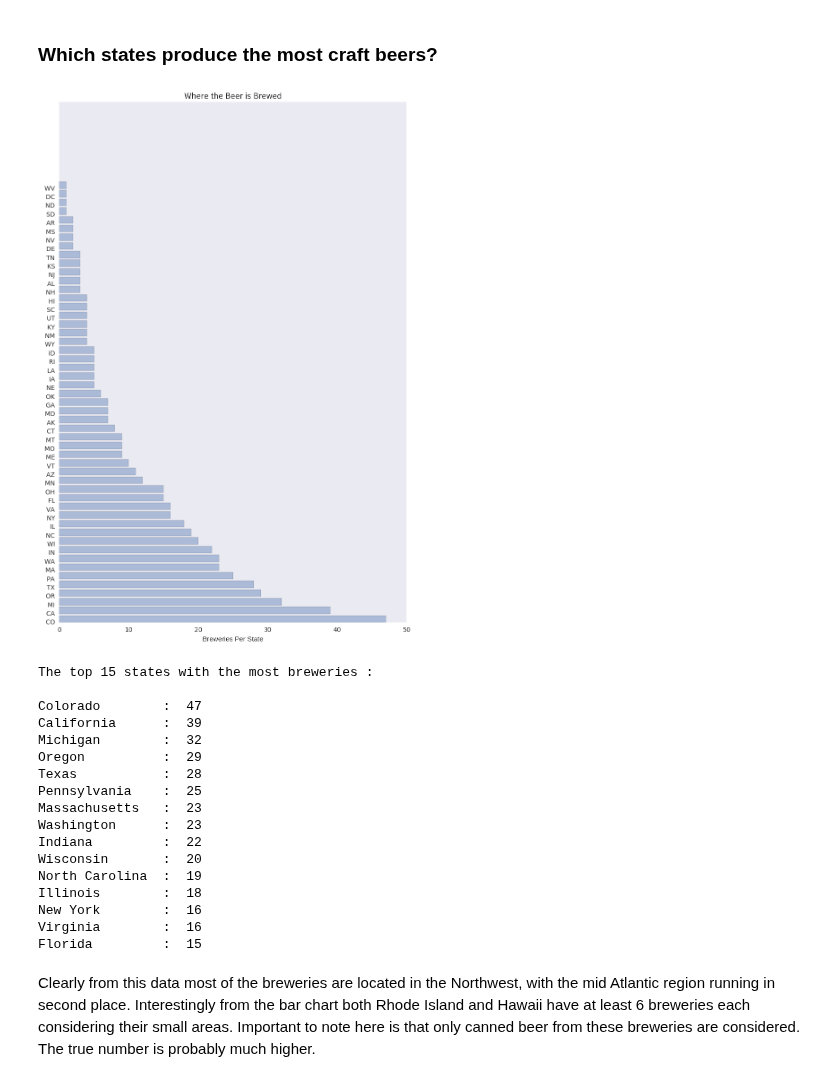
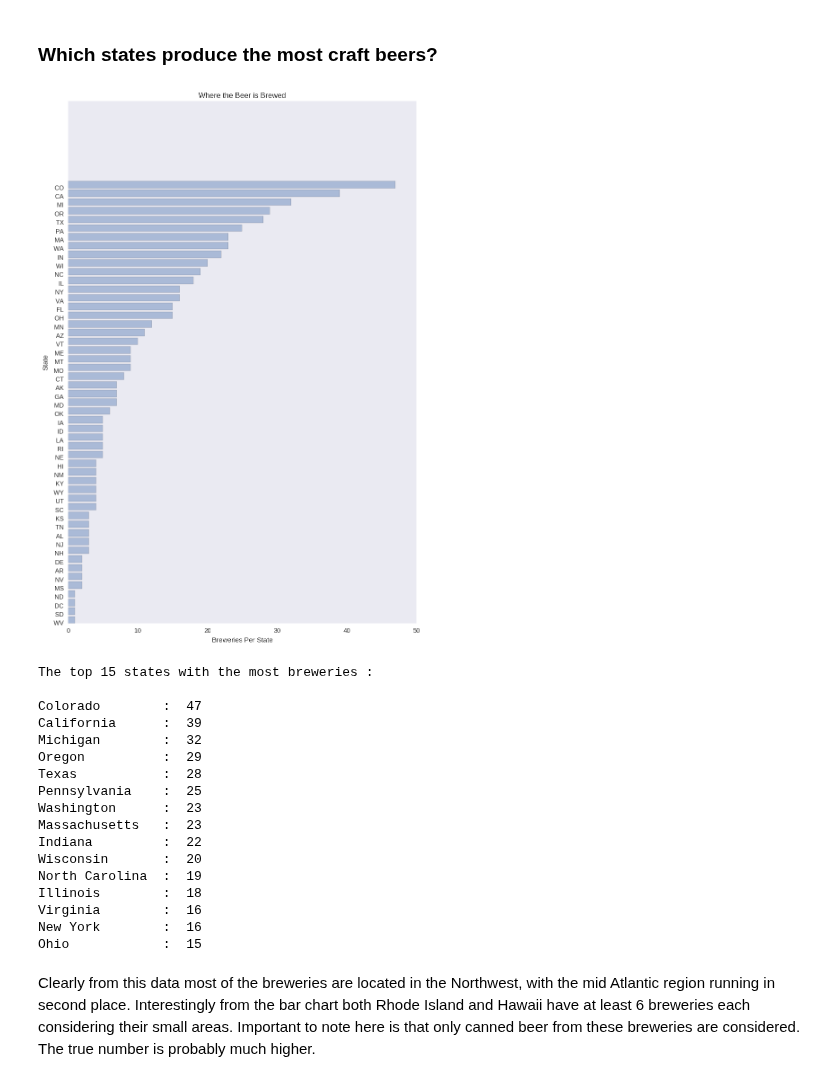
Before and after one commit to 315iah515/Thinkful-Notebooks, a Jupyter notebook: Prep/CapstoneAnalyticReport.ipynb, the cells around one changed output. Drawn from its saved outputs; the diff is of its cells as text; code cells hidden in the pictures.

Commit message:
additional changes to graph lables

```diff
--- a/Prep/CapstoneAnalyticReport.ipynb
+++ b/Prep/CapstoneAnalyticReport.ipynb
@@ -113,23 +114,24 @@ The average ABV for the craft beers is 6 %. Considering that most of the beer ty
 # %%
 breweries_df = pd.read_csv('breweries.csv')
 breweries = Counter(breweries_df['state'])
-brewery_list = sorted(breweries.items(), key=lambda pair: pair[1], reverse=True)
+brewery_list = sorted(breweries.items(), key=lambda pair: pair[1])
 keys = [x[0] for x in brewery_list]
 y_pos = np.arange(len(keys))
 counts = [c[1] for c in brewery_list]
 plt.figure(figsize=(10,15))
 plt.barh(y_pos, counts, alpha=0.4)
 plt.yticks(y_pos, keys)
 plt.xlabel('Breweries Per State')
+plt.ylabel('State')
 plt.title('Where the Beer is Brewed')
 plt.show()
 print('The top 15 states with the most breweries :\n')
 result = breweries.most_common(15)
 for item in result:
     name = us.states.lookup(item[0].strip()).name
     print('{:15s} : {:3d}'.format(name, item[1]))
 # %% [output]
-[figure, old version]
+[figure, new version]
 The top 15 states with the most breweries :
 
 Colorado        :  47
@@ -138,15 +140,15 @@ Michigan        :  32
 Oregon          :  29
 Texas           :  28
 Pennsylvania    :  25
+Washington      :  23
 Massachusetts   :  23
-Washington      :  23
 Indiana         :  22
 Wisconsin       :  20
 North Carolina  :  19
 Illinois        :  18
+Virginia        :  16
 New York        :  16
-Virginia        :  16
-Florida         :  15
+Ohio            :  15
 # %% [markdown]
 Clearly from this data most of the breweries are located in the Northwest, with the mid Atlantic region running in second place.  Interestingly from the bar chart both Rhode Island and Hawaii have at least 6 breweries each considering their small areas. Important to note here is that only canned beer from these breweries are considered. The true number is probably much higher.
 # %% [markdown]
```
Also changed, not shown: parts of 6 cells of this notebook.
